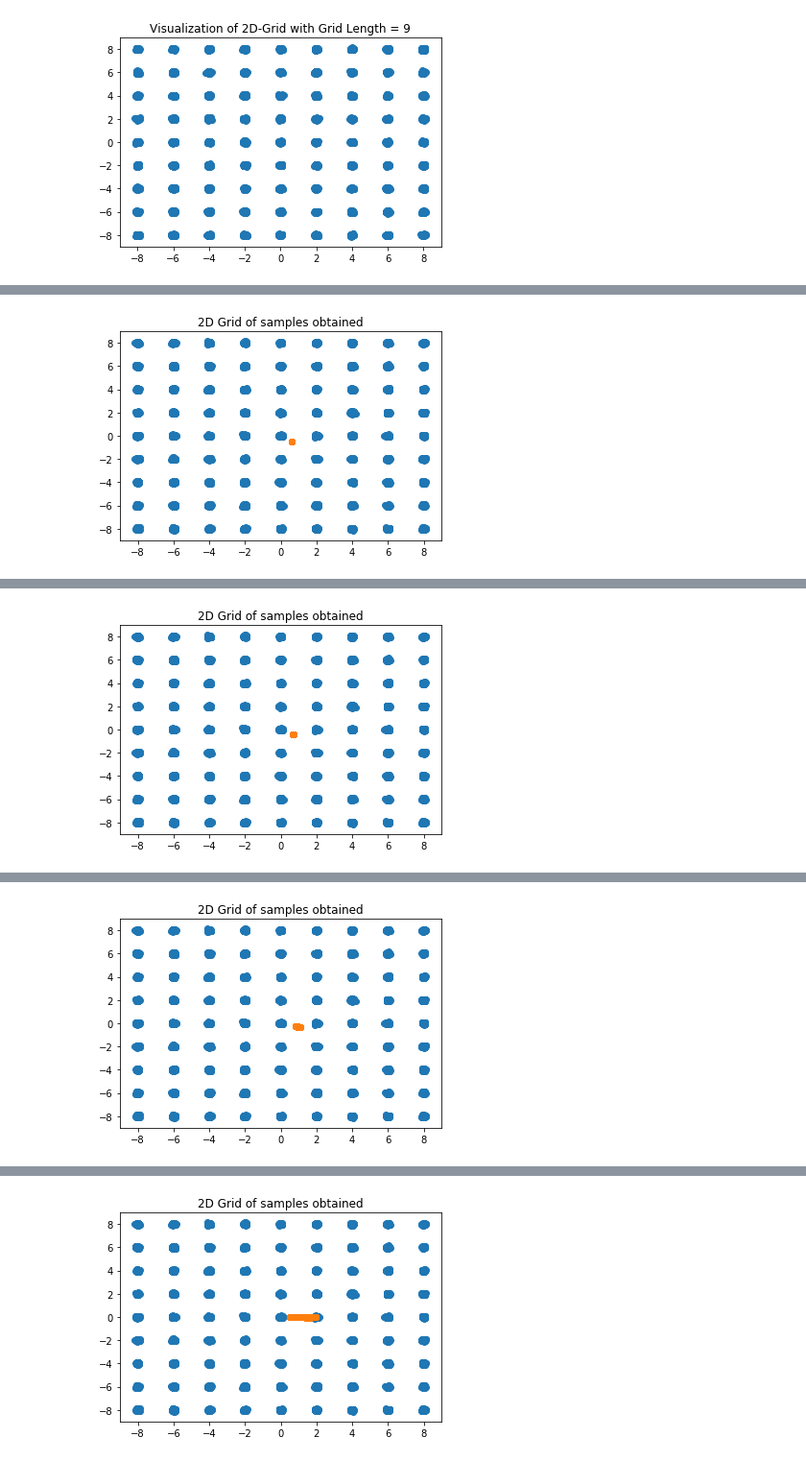
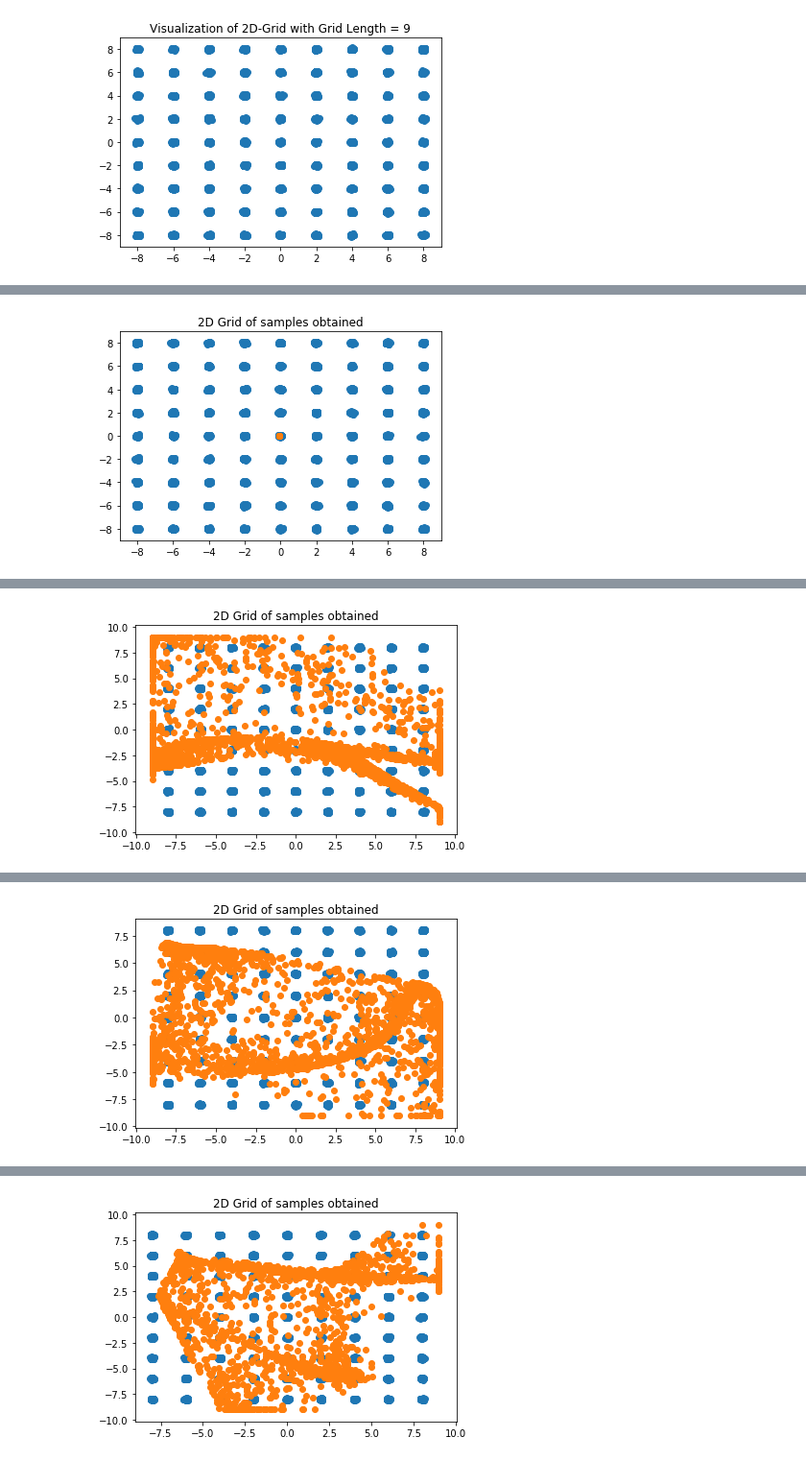
Before and after one commit to narenmanoj/summer-2018-sandbox, a Jupyter notebook: experiments/synthetic/2d_grid.ipynb, the cells around one changed output, grey strips where cells are left out. Shown at 96% size. Cells and saved outputs as stored; diff of their text form; code cells hidden in the pictures.

```diff
--- a/experiments/synthetic/2d_grid.ipynb
+++ b/experiments/synthetic/2d_grid.ipynb
@@ -28,9 +28,16 @@ Tensor = torch.cuda.FloatTensor if cuda else torch.FloatTensor
 Cuda: True
 Cuda: True
 # %%
+# experiment parameters
+num_samples = 10000 # for plotting
+num_epochs = 10000
+num_samples_per_batch = 500
+grid_length = 9
+var = 0.0025
+latent_dim = 2
+layer_width = 300
+
 # here's what the 2D-Grid looks like
-num_samples = 10000
-grid_length = 9
 samples = gan.sample_from_2dgrid(grid_length=grid_length, num_samples=num_samples)
 plt.title("Visualization of 2D-Grid with Grid Length = %d" % grid_length)
 plt.scatter(*zip(*samples))
@@ -39,16 +46,6 @@ plt.scatter(*zip(*samples))
 [figure]
 # %%
 # run this cell only if you want to train a different GAN
-
-# experiment parameters
-num_samples = 10000 # for plotting
-num_epochs = 500
-num_samples_per_batch = 500
-grid_length = 9
-var = 0.0025
-latent_dim = 2
-layer_width = 2
-
 filename = "generator_%d_%d_%d" % (grid_length * grid_length, layer_width, num_epochs)
 print("Filename: " + filename)
 
@@ -78 +75 @@ Filename: generator_81_2_500
-[figure, old version]
+[figure, new version]
@@ -80 +77 @@ Filename: generator_81_2_500
-[figure, old version]
+[figure, new version]
@@ -82 +79 @@ Filename: generator_81_2_500
-[figure, old version]
+[figure, new version]
@@ -84 +81 @@ Filename: generator_81_2_500
-[figure, old version]
+[figure, new version]
```
Also changed, not shown: parts of 7 cells of this notebook, 2 other files.
